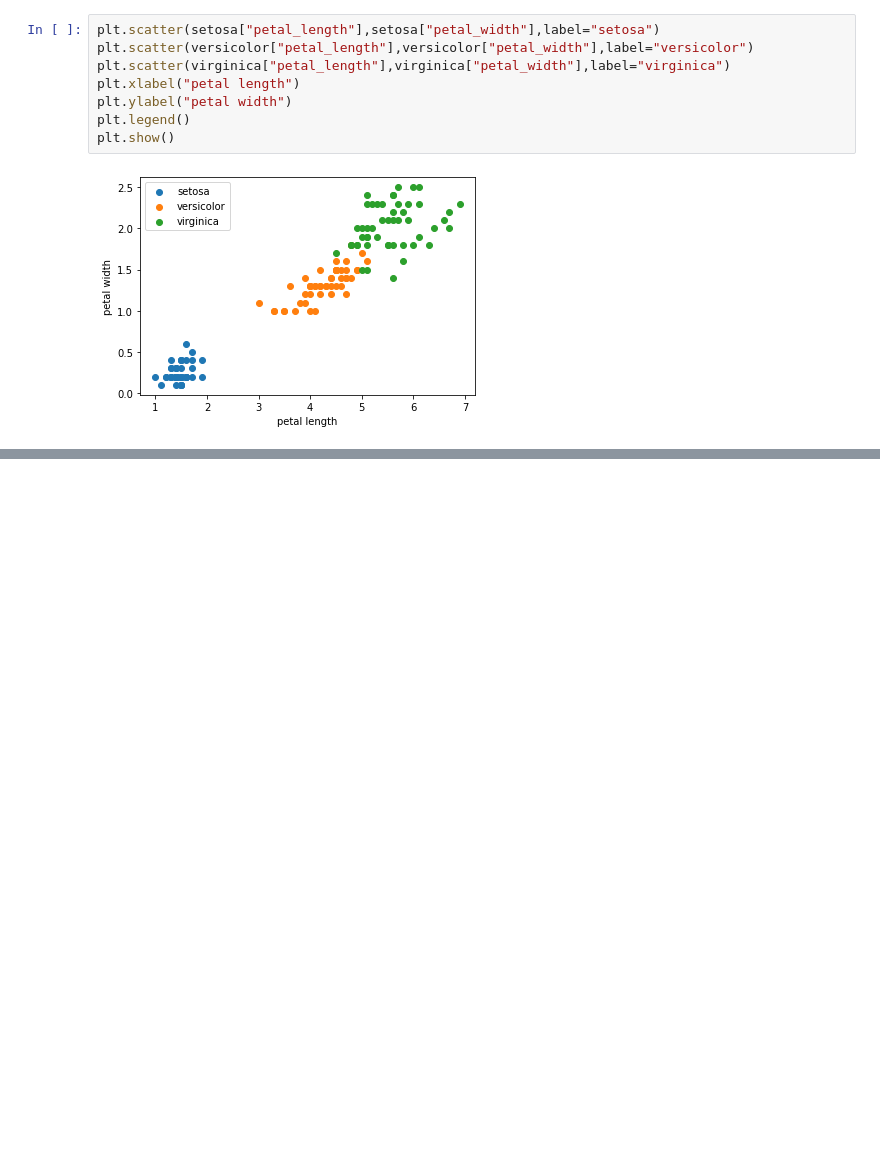
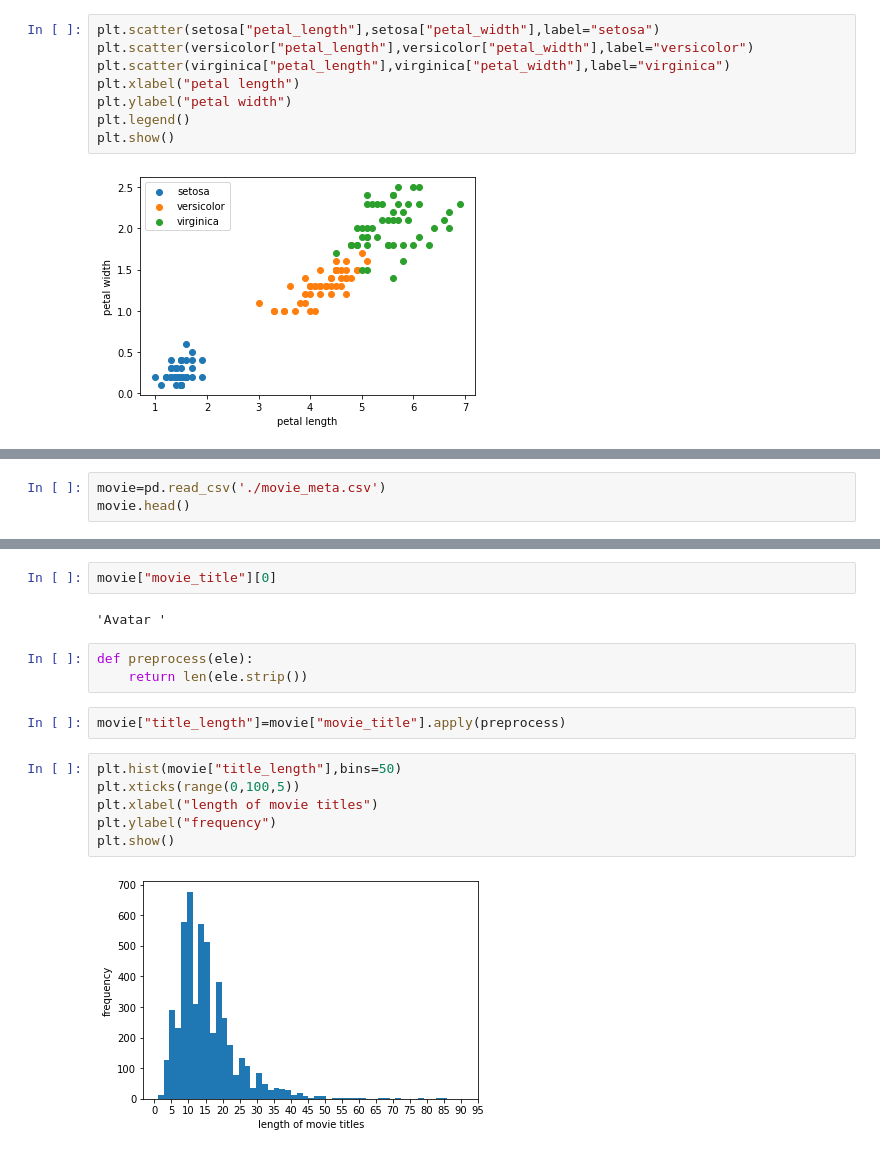
Before and after one commit to kumarshobhit/Python-master-course, a Jupyter notebook: DataScience/Matplotlib.ipynb, the cells around one changed output, grey strips where cells are left out. Saved outputs shown, nothing was run; the diff lists cells and outputs as text; blank space fills up the shorter version.

```diff
--- a/DataScience/Matplotlib.ipynb
+++ b/DataScience/Matplotlib.ipynb
@@ -442,0 +445,3 @@ plt.show()
+# %%
+movie=pd.read_csv('./movie_meta.csv')
+movie.head()
@@ -442,0 +483,17 @@ plt.show()
+# %%
+movie["movie_title"][0]
+# %% [output]
+'Avatar '
+# %%
+def preprocess(ele):
+    return len(ele.strip())
+# %%
+movie["title_length"]=movie["movie_title"].apply(preprocess)
+# %%
+plt.hist(movie["title_length"],bins=50)
+plt.xticks(range(0,100,5))
+plt.xlabel("length of movie titles")
+plt.ylabel("frequency")
+plt.show()
+# %% [output]
+[figure, added]
```
Also changed, not shown: parts of 15 cells of this notebook.
